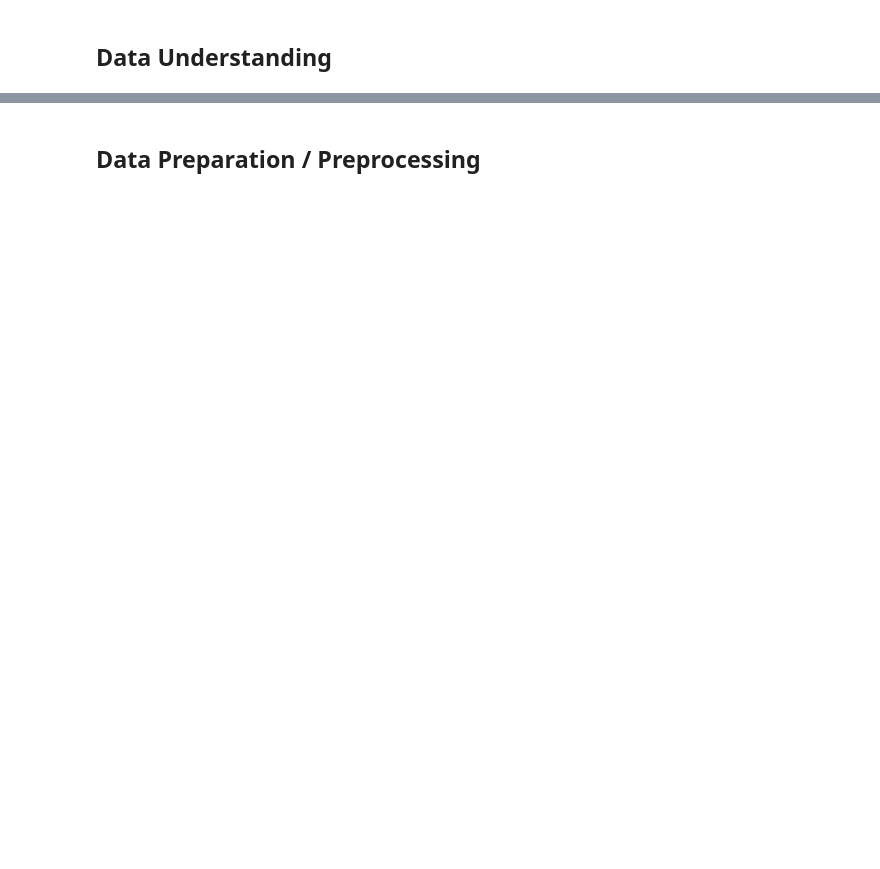
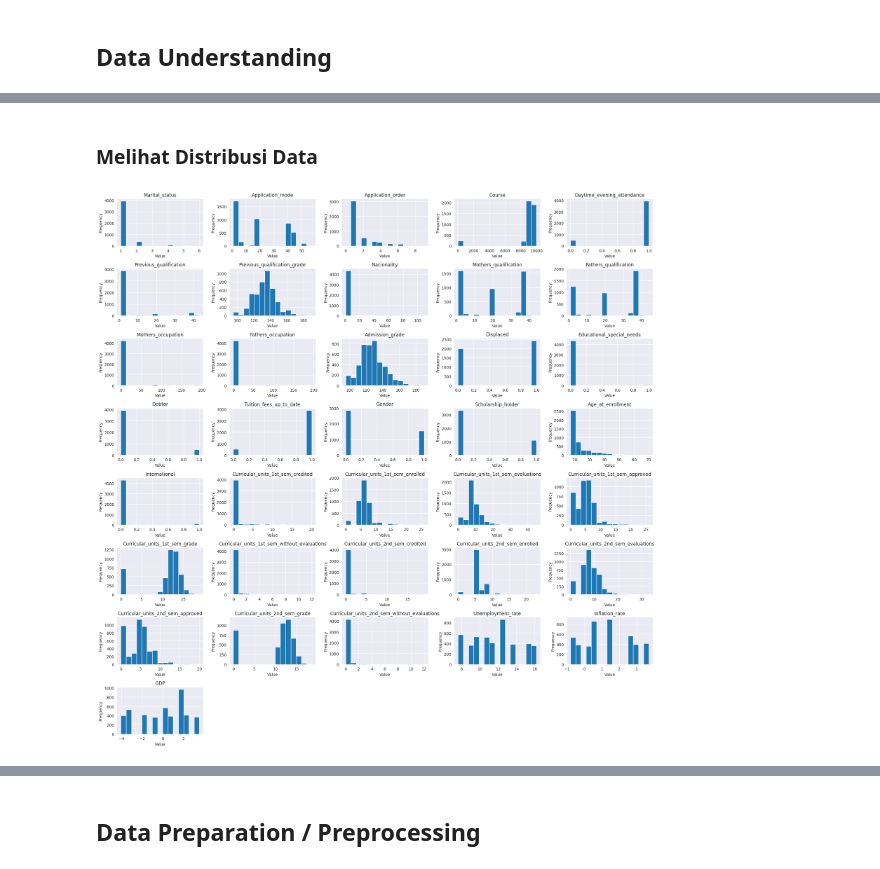
Before and after one commit to Refanz/data-science-educational-institution, a Jupyter notebook: notebook.ipynb, the cells around one changed output, grey strips where cells are left out. Drawn from its saved outputs; the diff is of its cells as text; code cells hidden in the pictures; blank space fills up the shorter version.

```diff
--- a/notebook.ipynb
+++ b/notebook.ipynb
@@ -21,0 +132,5 @@ import joblib
+# %%
+all_features = student_df.columns
+
+print("Jumlah Fitur: ", len(all_features))
+all_features
@@ -21,0 +158,20 @@ import joblib
+# %% [markdown]
+### Melihat Distribusi Data
+# %%
+fig, axes = plt.subplots(8, 5, figsize=(20, 20))
+
+axes = axes.flatten()
+
+for i, ax in enumerate(axes):
+    if i < len(all_features) - 1:
+        student_df[all_features[i]].hist(ax=ax, bins=15)
+        ax.set_title(all_features[i])
+        ax.set_xlabel('Value')
+        ax.set_ylabel('Frequency')
+    else:
+        ax.axis('off')
+
+plt.tight_layout()
+plt.show()
+# %% [output]
+[figure, added]
```
Also changed, not shown: parts of 45 cells of this notebook, 2 other files.
